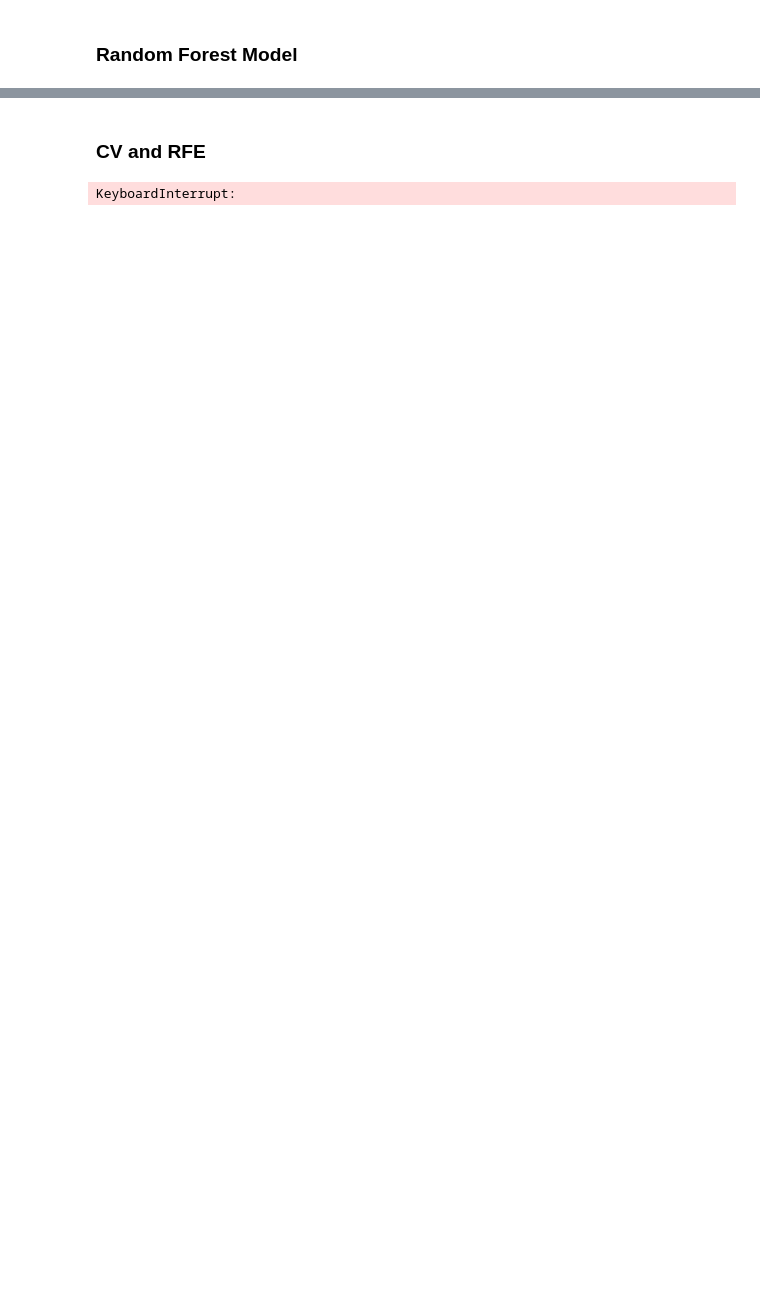
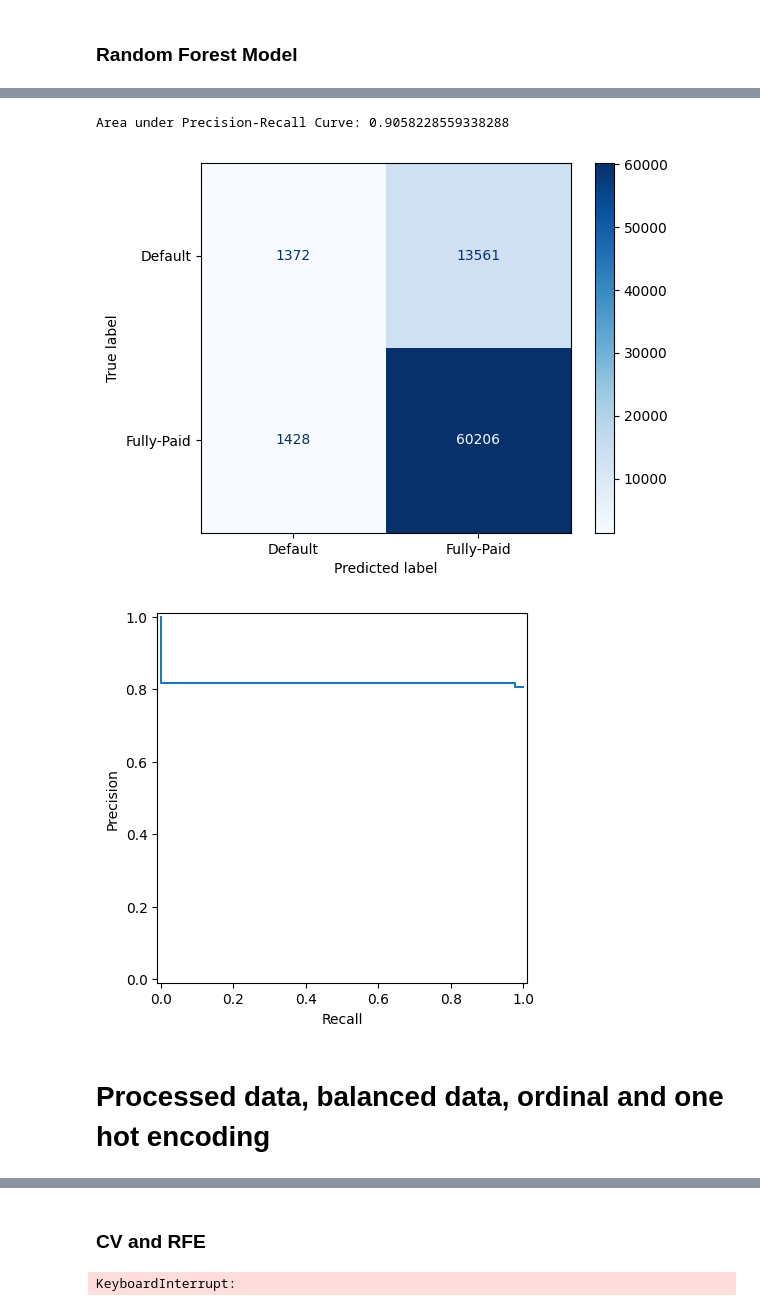
Before and after one commit to lalitharavi98/IS5126_Project-Loan-Default-Prediction, a Jupyter notebook: src/WY_data_process_model.ipynb, the cells around one changed output, grey strips where cells are left out. Cells and saved outputs as stored; diff of their text form; code cells hidden in the pictures; blank space fills up the shorter version.

```diff
--- a/src/WY_data_process_model.ipynb
+++ b/src/WY_data_process_model.ipynb
@@ -193,0 +565,2 @@ Baseline Accuracy: 0.803245547794349
+# %%
+df_sample['issue_d'] = pd.to_datetime(df_sample['issue_d'])
@@ -193,0 +584,3 @@ Baseline Accuracy: 0.803245547794349
+# %%
+df_train = df_sample.loc[df_sample['issue_d'] <  df_sample['issue_d'].quantile(0.9)]
+df_test =  df_sample.loc[df_sample['issue_d'] >= df_sample['issue_d'].quantile(0.9)]
@@ -193,0 +617,5 @@ Baseline Accuracy: 0.803245547794349
+# %%
+# Encode 'loan_status'
+le = LabelEncoder()
+df_train['loan_status_encoded'] = le.fit_transform(df_train['loan_status'])
+df_test['loan_status_encoded'] = le.transform(df_test['loan_status'])
@@ -193,0 +659,15 @@ Baseline Accuracy: 0.803245547794349
+# %%
+X_train = df_train.drop(['loan_status', 'loan_status_encoded', 'issue_d'], axis=1)
+y_train = df_train['loan_status_encoded']
+X_test = df_test.drop(['loan_status', 'loan_status_encoded', 'issue_d'], axis=1)
+y_test = df_test['loan_status_encoded']
+
+rf_base = RandomForestClassifier(random_state=42)
+
+rf_base.fit(X_train, y_train)
+
+y_train_pred = rf_base.predict(X_train)
+y_pred_base = rf_base.predict(X_test)
+
+print_score(y_train, y_train_pred, train=True)
+print_score(y_test, y_pred_base, train=False)
@@ -193,0 +692,16 @@ Baseline Accuracy: 0.803245547794349
+# %%
+disp = ConfusionMatrixDisplay.from_estimator(
+    rf_base, X_test, y_test,
+    cmap='Blues', values_format='d',
+    display_labels=['Default', 'Fully-Paid']
+)
+
+pr_display = PrecisionRecallDisplay(precision=prec, recall=recall).plot()
+area_under_curve = auc(recall, prec)
+print("Area under Precision-Recall Curve:", area_under_curve)
+# %% [output]
+Area under Precision-Recall Curve: 0.9058228559338288
+[figure, added]
+[figure, added]
+# %% [markdown]
+# Processed data, balanced data, ordinal and one hot encoding
```
Also changed, not shown: parts of 94 cells of this notebook.
